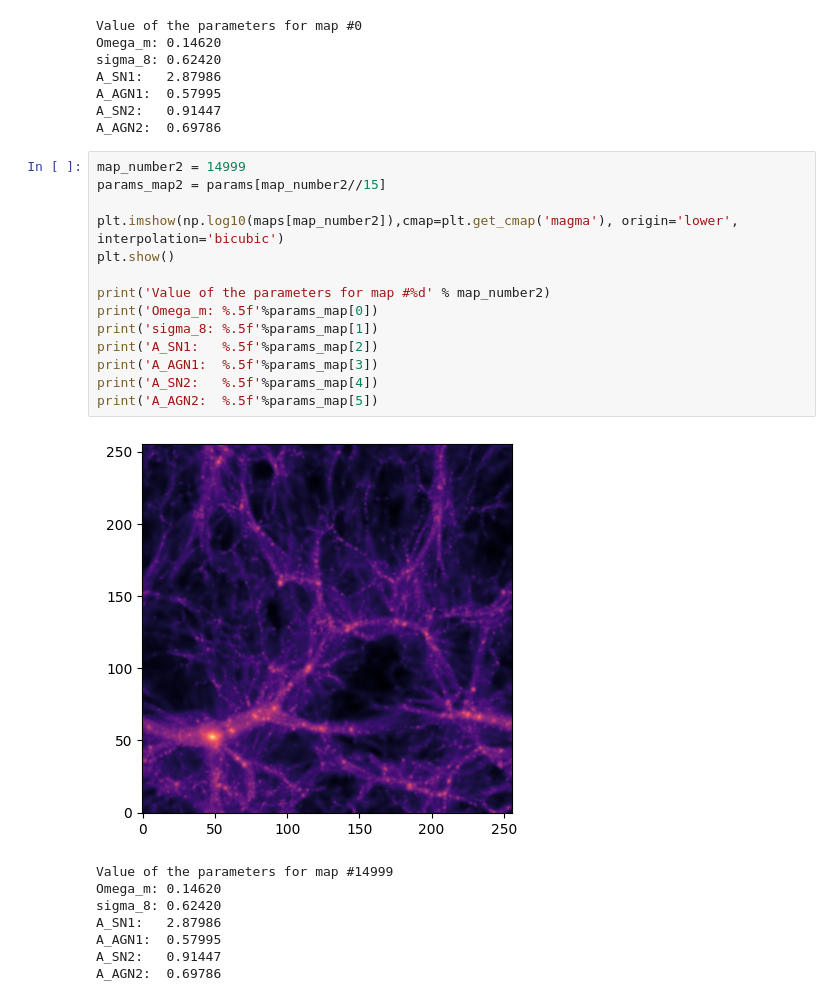
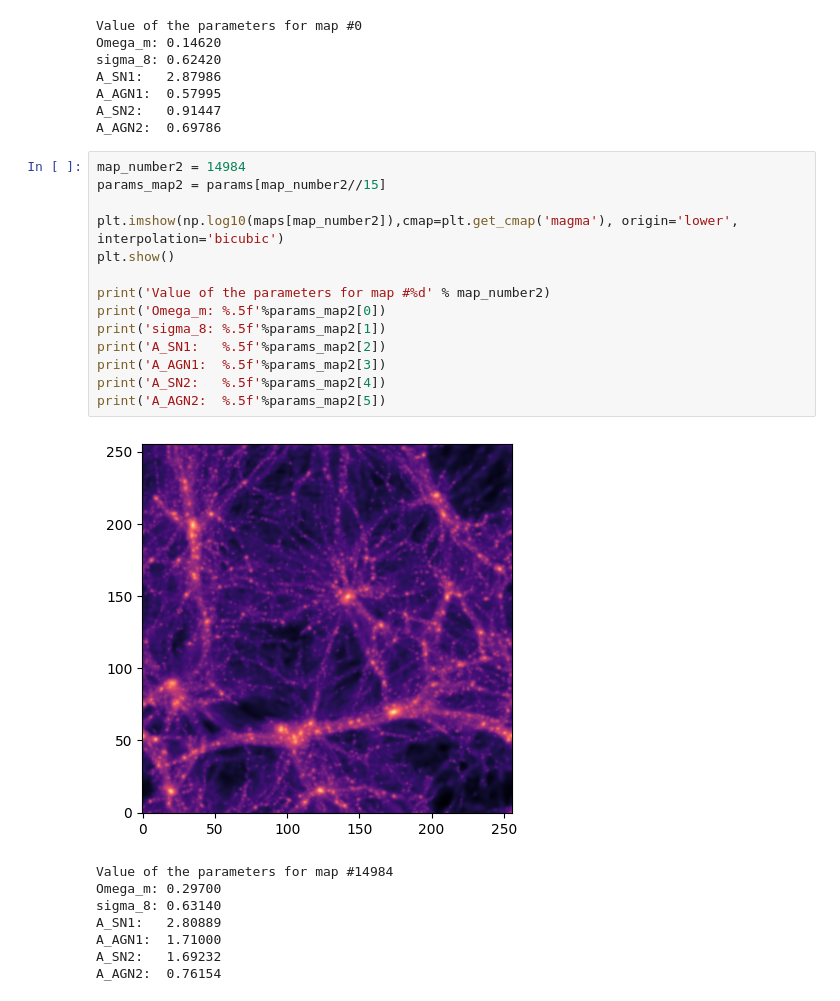
Before and after one commit to amf599-cyber/CMD_LAB7-8, a Jupyter notebook: LAB7.ipynb, the cells around one changed output. Drawn from its saved outputs; the diff is of its cells as text.

```diff
--- a/LAB7.ipynb
+++ b/LAB7.ipynb
@@ -85,28 +85,28 @@ A_AGN1:  0.57995
 A_SN2:   0.91447
 A_AGN2:  0.69786
 # %%
-map_number2 = 14999
+map_number2 = 14984
 params_map2 = params[map_number2//15]
 
 plt.imshow(np.log10(maps[map_number2]),cmap=plt.get_cmap('magma'), origin='lower', interpolation='bicubic')
 plt.show()
 
 print('Value of the parameters for map #%d' % map_number2)
-print('Omega_m: %.5f'%params_map[0])
-print('sigma_8: %.5f'%params_map[1])
-print('A_SN1:   %.5f'%params_map[2])
-print('A_AGN1:  %.5f'%params_map[3])
-print('A_SN2:   %.5f'%params_map[4])
-print('A_AGN2:  %.5f'%params_map[5])
+print('Omega_m: %.5f'%params_map2[0])
+print('sigma_8: %.5f'%params_map2[1])
+print('A_SN1:   %.5f'%params_map2[2])
+print('A_AGN1:  %.5f'%params_map2[3])
+print('A_SN2:   %.5f'%params_map2[4])
+print('A_AGN2:  %.5f'%params_map2[5])
 # %% [output]
-[figure, old version]
+[figure, new version]
-Value of the parameters for map #14999
-Omega_m: 0.14620
-sigma_8: 0.62420
-A_SN1:   2.87986
-A_AGN1:  0.57995
-A_SN2:   0.91447
-A_AGN2:  0.69786
+Value of the parameters for map #14984
+Omega_m: 0.29700
+sigma_8: 0.63140
+A_SN1:   2.80889
+A_AGN1:  1.71000
+A_SN2:   1.69232
+A_AGN2:  0.76154
 # %%
 # randomizer for previewing
 import random
```
Also changed, not shown: parts of 2 cells of this notebook.
